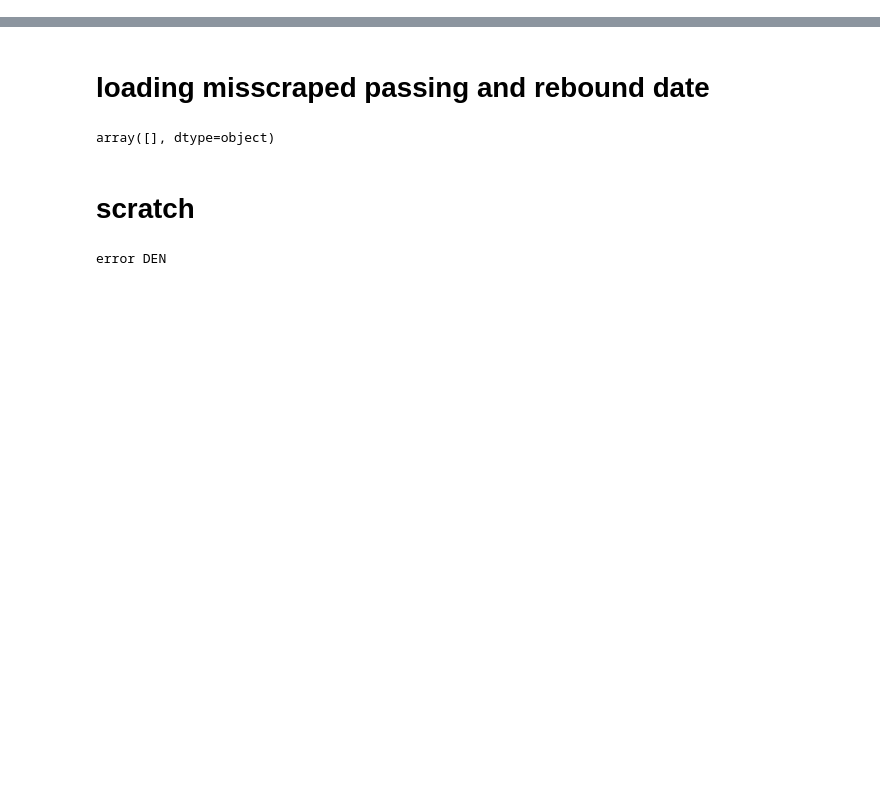
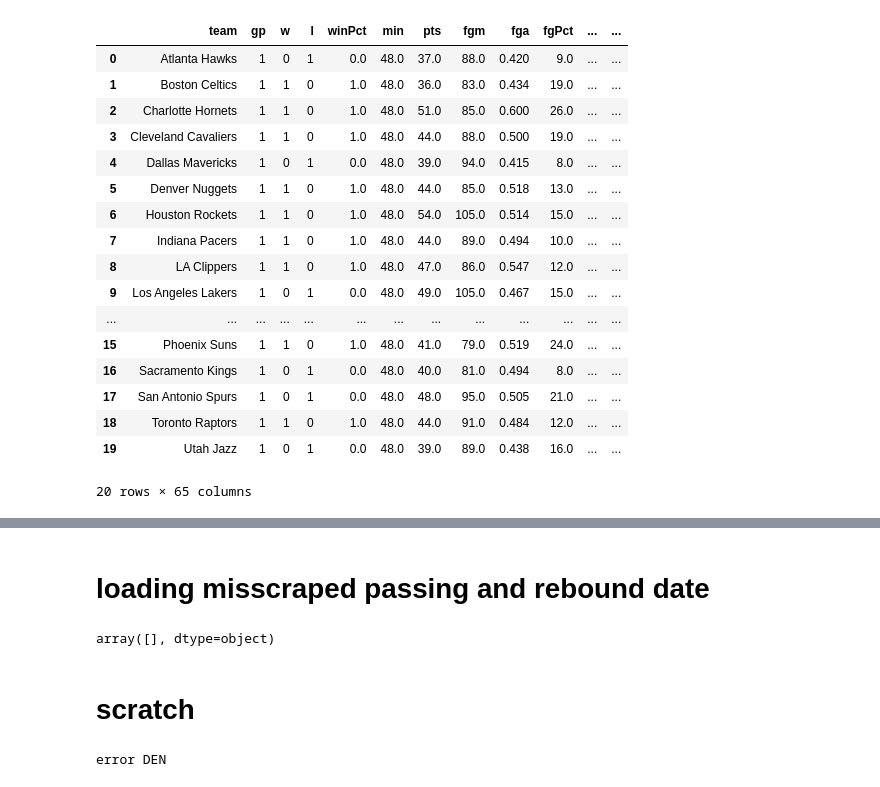
Before and after one commit to iksnizez/propfarm, a Jupyter notebook: scripts/scrapers/nbaScrape.ipynb, the cells around one changed output, grey strips where cells are left out. Drawn from its saved outputs; the diff is of its cells as text; code cells hidden in the pictures; blank space fills up the shorter version.

Commit message:
added direct nba api hit instead of web scraper

```diff
--- a/scripts/scrapers/nbaScrape.ipynb
+++ b/scripts/scrapers/nbaScrape.ipynb
@@ -1,6 +1,7 @@
 # %%
 import nbaScraper as ns
 import actNetScraper as ans
+import nbApi as nbapi
 from datetime import datetime, timedelta
 
 leagues = ['nba', 'nhl']   # None or list ['nba', 'nhl', 'nfl', 'mlb', 'wnba'] # NONE looks for all sports
@@ -31,8 +32,14 @@ scraper = ns.scraper(
 today = scraper.meta_data['today_dt']
 
 # looks up the actual date for the last regular season game date. this will be used to grab the data for the completed games on the date
-scraper.get_last_game_date(season = season_str)
-run_date = scraper.last_game_date
+nbaApi = nbapi.nbaApi(
+    browser_path = '..\\..\\browser\\geckodriver.exe',
+    database_export = database_export,
+    store_locally = store_locally,
+    pymysql_conn_str =  None
+)
+nbaApi.get_last_game_date(season = season_str)
+run_date = nbaApi.last_game_date
 dateRange = [
     run_date, run_date
 ]
@@ -217,0 +226,22 @@ nba player rebounding scraped 96 loaded...
+# %%
+df = nbaApi.
+df
+# %% [output]
+|  | team | gp | w | l | winPct | min | pts | fgm | fga | fgPct | ... | ... |
+| 0 | Atlanta Hawks | 1 | 0 | 1 | 0.0 | 48.0 | 37.0 | 88.0 | 0.420 | 9.0 | ... | ... |
+| 1 | Boston Celtics | 1 | 1 | 0 | 1.0 | 48.0 | 36.0 | 83.0 | 0.434 | 19.0 | ... | ... |
+| 2 | Charlotte Hornets | 1 | 1 | 0 | 1.0 | 48.0 | 51.0 | 85.0 | 0.600 | 26.0 | ... | ... |
+| 3 | Cleveland Cavaliers | 1 | 1 | 0 | 1.0 | 48.0 | 44.0 | 88.0 | 0.500 | 19.0 | ... | ... |
+| 4 | Dallas Mavericks | 1 | 0 | 1 | 0.0 | 48.0 | 39.0 | 94.0 | 0.415 | 8.0 | ... | ... |
+| 5 | Denver Nuggets | 1 | 1 | 0 | 1.0 | 48.0 | 44.0 | 85.0 | 0.518 | 13.0 | ... | ... |
+| 6 | Houston Rockets | 1 | 1 | 0 | 1.0 | 48.0 | 54.0 | 105.0 | 0.514 | 15.0 | ... | ... |
+| 7 | Indiana Pacers | 1 | 1 | 0 | 1.0 | 48.0 | 44.0 | 89.0 | 0.494 | 10.0 | ... | ... |
+| 8 | LA Clippers | 1 | 1 | 0 | 1.0 | 48.0 | 47.0 | 86.0 | 0.547 | 12.0 | ... | ... |
+| 9 | Los Angeles Lakers | 1 | 0 | 1 | 0.0 | 48.0 | 49.0 | 105.0 | 0.467 | 15.0 | ... | ... |
+| ... | ... | ... | ... | ... | ... | ... | ... | ... | ... | ... | ... | ... |
+| 15 | Phoenix Suns | 1 | 1 | 0 | 1.0 | 48.0 | 41.0 | 79.0 | 0.519 | 24.0 | ... | ... |
+| 16 | Sacramento Kings | 1 | 0 | 1 | 0.0 | 48.0 | 40.0 | 81.0 | 0.494 | 8.0 | ... | ... |
+| 17 | San Antonio Spurs | 1 | 0 | 1 | 0.0 | 48.0 | 48.0 | 95.0 | 0.505 | 21.0 | ... | ... |
+| 18 | Toronto Raptors | 1 | 1 | 0 | 1.0 | 48.0 | 44.0 | 91.0 | 0.484 | 12.0 | ... | ... |
+| 19 | Utah Jazz | 1 | 0 | 1 | 0.0 | 48.0 | 39.0 | 89.0 | 0.438 | 16.0 | ... | ... |
+20 rows × 65 columns
```
Also changed, not shown: parts of 6 cells of this notebook, 3 other files.
